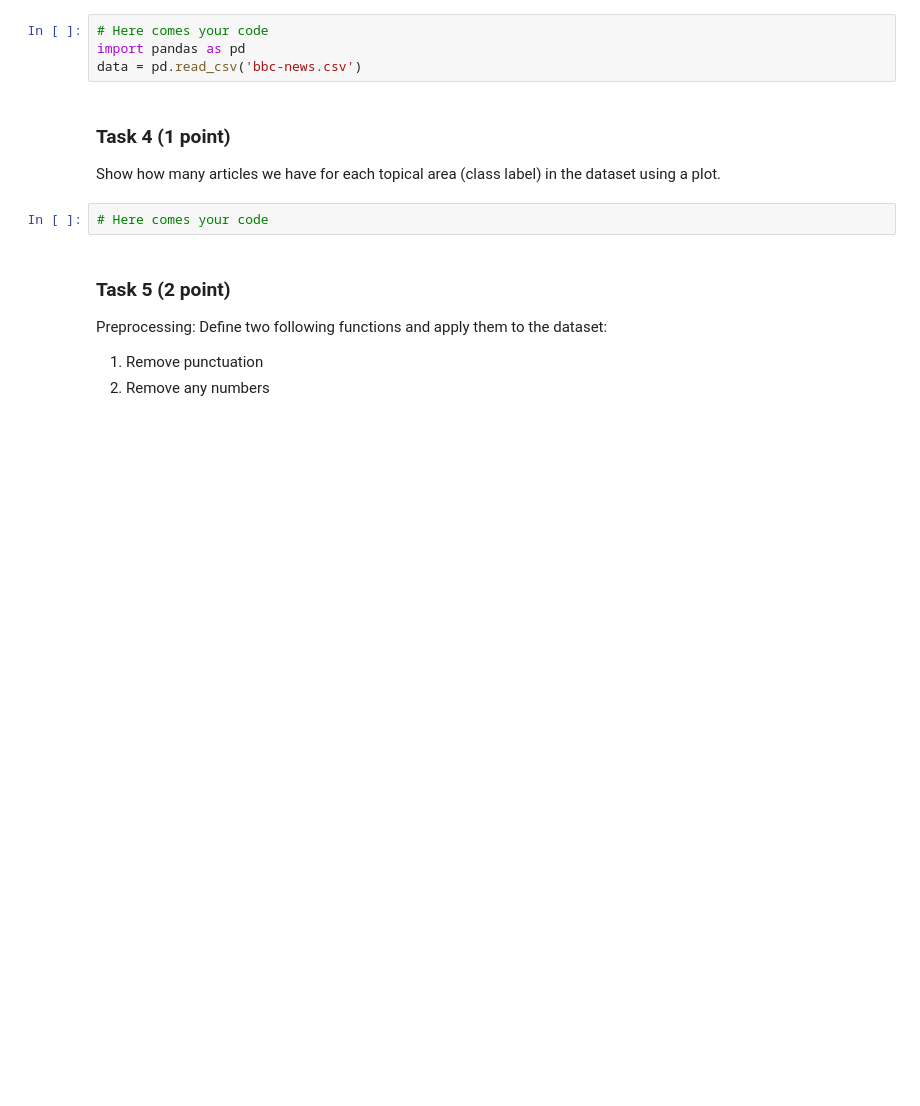
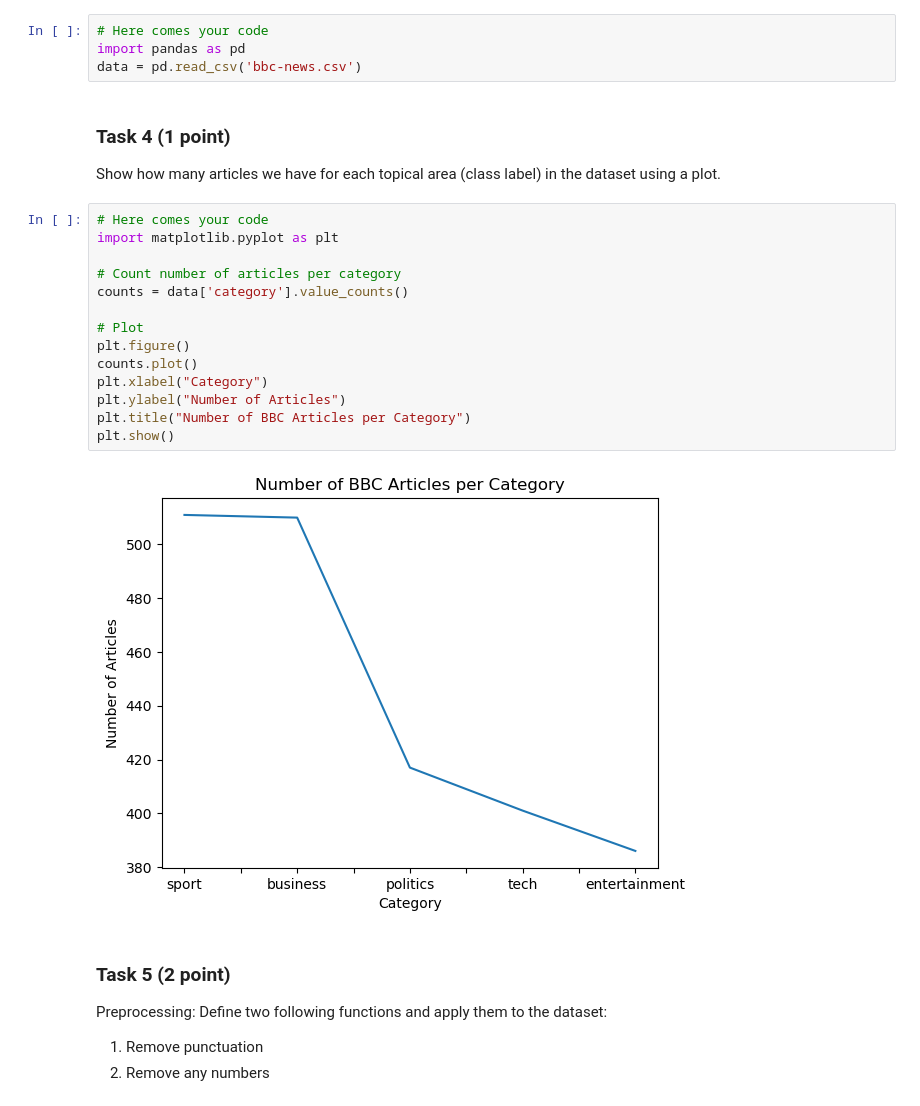
Before and after one commit to Eitanaso/NLP_WS25_26_Assignments, a Jupyter notebook: Assignment 2 (due 25.11.)/Intro2NLP_Assignment_2_Elango_Hasson.ipynb, the cells around one changed output. Cells and saved outputs as stored; diff of their text form; blank space fills up the shorter version.

```diff
--- a/Assignment 2 (due 25.11.)/Intro2NLP_Assignment_2_Elango_Hasson.ipynb
+++ b/Assignment 2 (due 25.11.)/Intro2NLP_Assignment_2_Elango_Hasson.ipynb
@@ -62,6 +156,20 @@ data = pd.read_csv('bbc-news.csv')
 Show how many articles we have for each topical area (class label) in the dataset using a plot.
 # %%
 # Here comes your code
+import matplotlib.pyplot as plt
+
+# Count number of articles per category
+counts = data['category'].value_counts()
+
+# Plot
+plt.figure()
+counts.plot()
+plt.xlabel("Category")
+plt.ylabel("Number of Articles")
+plt.title("Number of BBC Articles per Category")
+plt.show()
+# %% [output]
+[figure, added]
 # %% [markdown]
 ### Task 5 (2 point)
 
```
Also changed, not shown: parts of 6 cells of this notebook.
